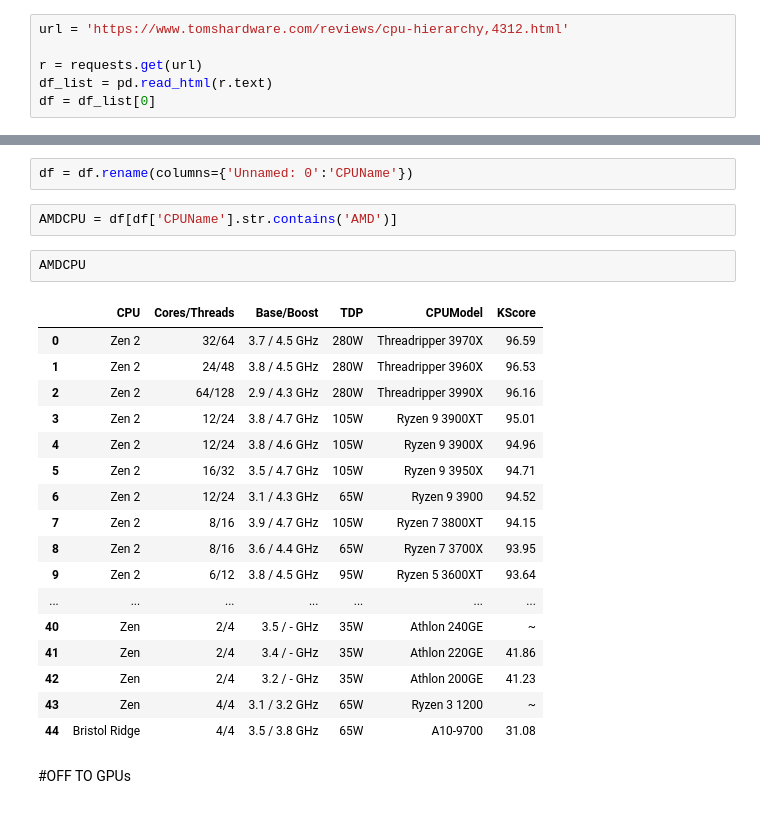
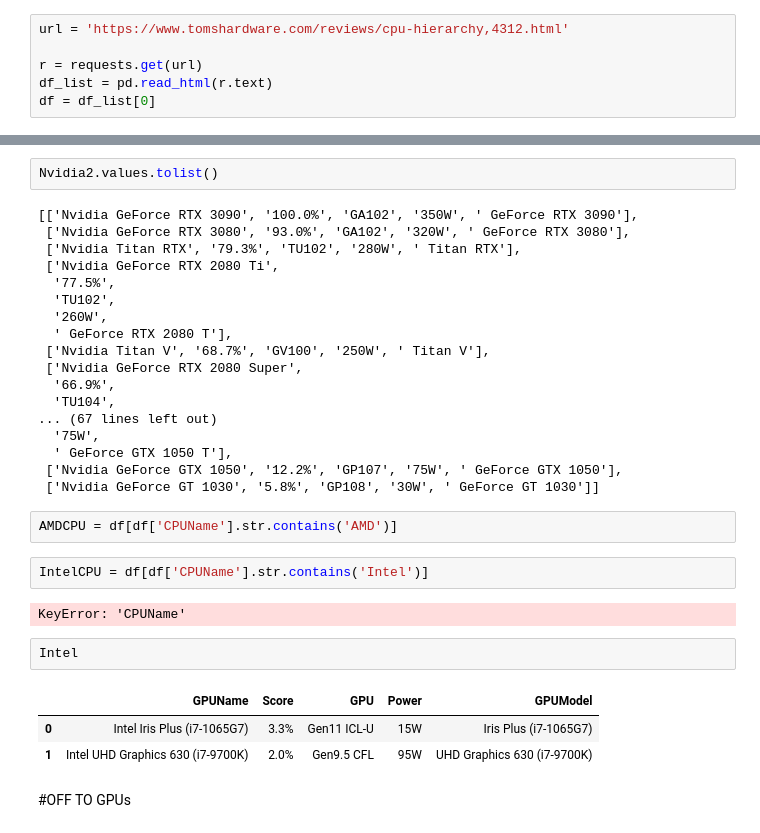
Before and after one commit to arimanyus/Kashi-Base1, a Jupyter notebook: Fetcher.ipynb, the cells around one changed output, grey strips where cells are left out. Cells and saved outputs as stored; diff of their text form.

```diff
--- a/Fetcher.ipynb
+++ b/Fetcher.ipynb
@@ -237,26 +225,34 @@ df
-# %%
-df = df.rename(columns={'Unnamed: 0':'CPUName'})
+# %%
+Nvidia2.values.tolist()
+# %% [output]
+[['Nvidia GeForce RTX 3090', '100.0%', 'GA102', '350W', ' GeForce RTX 3090'],
+ ['Nvidia GeForce RTX 3080', '93.0%', 'GA102', '320W', ' GeForce RTX 3080'],
+ ['Nvidia Titan RTX', '79.3%', 'TU102', '280W', ' Titan RTX'],
+ ['Nvidia GeForce RTX 2080 Ti',
+  '77.5%',
+  'TU102',
+  '260W',
+  ' GeForce RTX 2080 T'],
+ ['Nvidia Titan V', '68.7%', 'GV100', '250W', ' Titan V'],
+ ['Nvidia GeForce RTX 2080 Super',
+  '66.9%',
+  'TU104',
+... (67 lines left out)
+  '75W',
+  ' GeForce GTX 1050 T'],
+ ['Nvidia GeForce GTX 1050', '12.2%', 'GP107', '75W', ' GeForce GTX 1050'],
+ ['Nvidia GeForce GT 1030', '5.8%', 'GP108', '30W', ' GeForce GT 1030']]
 # %%
 AMDCPU = df[df['CPUName'].str.contains('AMD')]
-# %%
-AMDCPU
-# %% [output]
-|  | CPU | Cores/Threads | Base/Boost | TDP | CPUModel | KScore |
-| 0 | Zen 2 | 32/64 | 3.7 / 4.5 GHz | 280W | Threadripper 3970X | 96.59 |
-| 1 | Zen 2 | 24/48 | 3.8 / 4.5 GHz | 280W | Threadripper 3960X | 96.53 |
-| 2 | Zen 2 | 64/128 | 2.9 / 4.3 GHz | 280W | Threadripper 3990X | 96.16 |
-| 3 | Zen 2 | 12/24 | 3.8 / 4.7 GHz | 105W | Ryzen 9 3900XT | 95.01 |
-| 4 | Zen 2 | 12/24 | 3.8 / 4.6 GHz | 105W | Ryzen 9 3900X | 94.96 |
-| 5 | Zen 2 | 16/32 | 3.5 / 4.7 GHz | 105W | Ryzen 9 3950X | 94.71 |
-| 6 | Zen 2 | 12/24 | 3.1 / 4.3 GHz | 65W | Ryzen 9 3900 | 94.52 |
-| 7 | Zen 2 | 8/16 | 3.9 / 4.7 GHz | 105W | Ryzen 7 3800XT | 94.15 |
-| 8 | Zen 2 | 8/16 | 3.6 / 4.4 GHz | 65W | Ryzen 7 3700X | 93.95 |
-| 9 | Zen 2 | 6/12 | 3.8 / 4.5 GHz | 95W | Ryzen 5 3600XT | 93.64 |
-| ... | ... | ... | ... | ... | ... | ... |
-| 40 | Zen | 2/4 | 3.5 / - GHz | 35W | Athlon 240GE | ~ |
-| 41 | Zen | 2/4 | 3.4 / - GHz | 35W | Athlon 220GE | 41.86 |
-| 42 | Zen | 2/4 | 3.2 / - GHz | 35W | Athlon 200GE | 41.23 |
-| 43 | Zen | 4/4 | 3.1 / 3.2 GHz | 65W | Ryzen 3 1200 | ~ |
-| 44 | Bristol Ridge | 4/4 | 3.5 / 3.8 GHz | 65W | A10-9700 | 31.08 |
+# %%
+IntelCPU = df[df['CPUName'].str.contains('Intel')]
+# %% [output]
+KeyError: 'CPUName'
+# %%
+Intel
+# %% [output]
+|  | GPUName | Score | GPU | Power | GPUModel |
+| 0 | Intel Iris Plus (i7-1065G7) | 3.3% | Gen11 ICL-U | 15W | Iris Plus (i7-1065G7) |
+| 1 | Intel UHD Graphics 630 (i7-9700K) | 2.0% | Gen9.5 CFL | 95W | UHD Graphics 630 (i7-9700K) |
 # %% [markdown]
 #OFF TO GPUs
```
Also changed, not shown: parts of 4 cells of this notebook, 2 other files.
